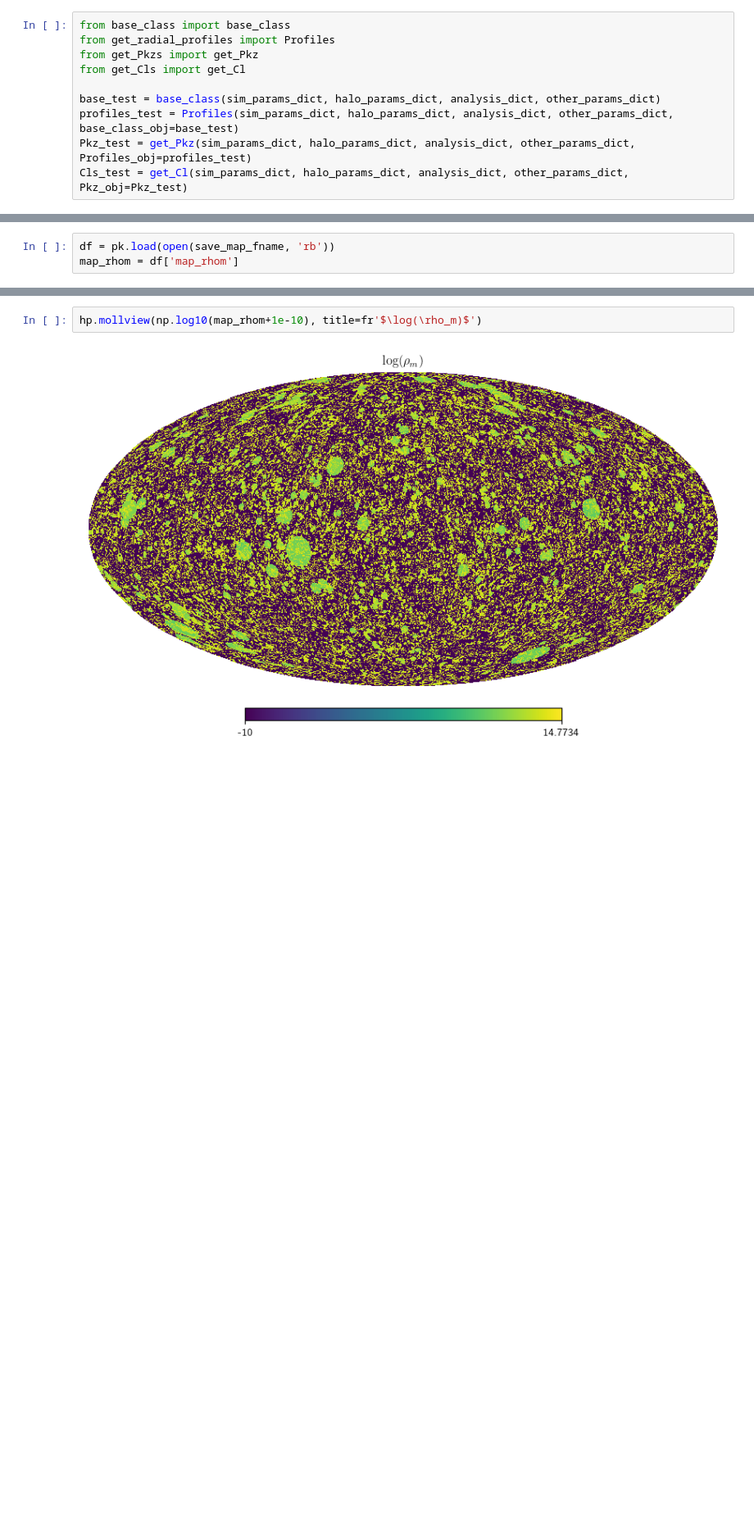
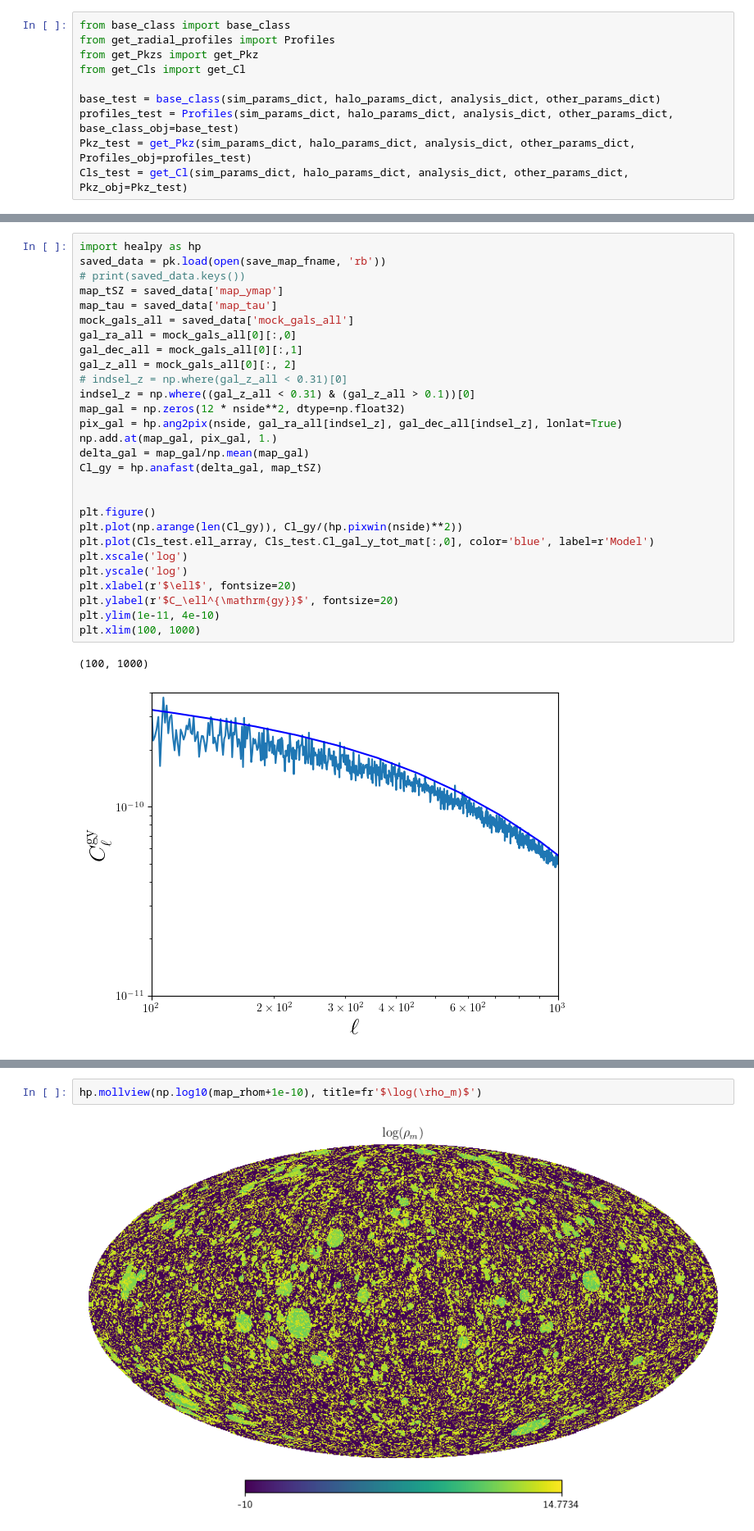
Before and after one commit to shivampcosmo/GODMAX, a Jupyter notebook: notebooks/pasting/paste_backlight_maps_local_test.ipynb, the cells around one changed output, grey strips where cells are left out. Shown at 82% size. Drawn from its saved outputs; the diff is of its cells as text; blank space fills up the shorter version.

```diff
--- a/notebooks/pasting/paste_backlight_maps_local_test.ipynb
+++ b/notebooks/pasting/paste_backlight_maps_local_test.ipynb
@@ -1178,3 +501,0 @@ array([0.10526316, 0.10526316, 0.10526316, 0.10526316, 0.10526316,
-# %%
-df = pk.load(open(save_map_fname, 'rb'))
-map_rhom = df['map_rhom']
@@ -1241,0 +689,31 @@ plt.legend()
+# %%
+import healpy as hp
+saved_data = pk.load(open(save_map_fname, 'rb'))
+# print(saved_data.keys())
+map_tSZ = saved_data['map_ymap']
+map_tau = saved_data['map_tau']
+mock_gals_all = saved_data['mock_gals_all']
+gal_ra_all = mock_gals_all[0][:,0]
+gal_dec_all = mock_gals_all[0][:,1]
+gal_z_all = mock_gals_all[0][:, 2]
+# indsel_z = np.where(gal_z_all < 0.31)[0]
+indsel_z = np.where((gal_z_all < 0.31) & (gal_z_all > 0.1))[0]
+map_gal = np.zeros(12 * nside**2, dtype=np.float32)
+pix_gal = hp.ang2pix(nside, gal_ra_all[indsel_z], gal_dec_all[indsel_z], lonlat=True)
+np.add.at(map_gal, pix_gal, 1.)
+delta_gal = map_gal/np.mean(map_gal)
+Cl_gy = hp.anafast(delta_gal, map_tSZ)
+
+
+plt.figure()
+plt.plot(np.arange(len(Cl_gy)), Cl_gy/(hp.pixwin(nside)**2))
+plt.plot(Cls_test.ell_array, Cls_test.Cl_gal_y_tot_mat[:,0], color='blue', label=r'Model')
+plt.xscale('log')
+plt.yscale('log')
+plt.xlabel(r'$\ell$', fontsize=20)
+plt.ylabel(r'$C_\ell^{\mathrm{gy}}$', fontsize=20)
+plt.ylim(1e-11, 4e-10)
+plt.xlim(100, 1000)
+# %% [output]
+(100, 1000)
+[figure, added]
```
Also changed, not shown: parts of 58 cells of this notebook, 2 other files.
